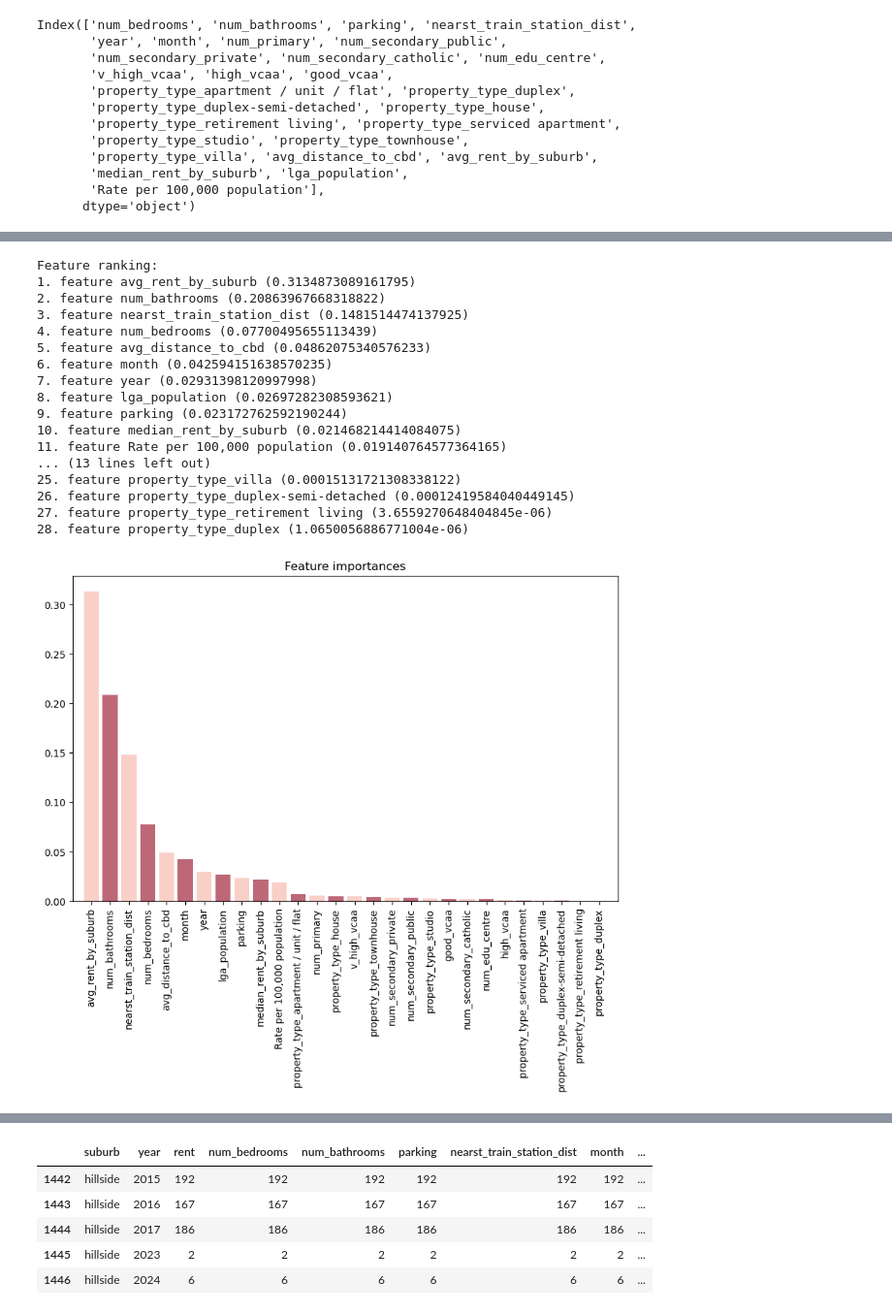
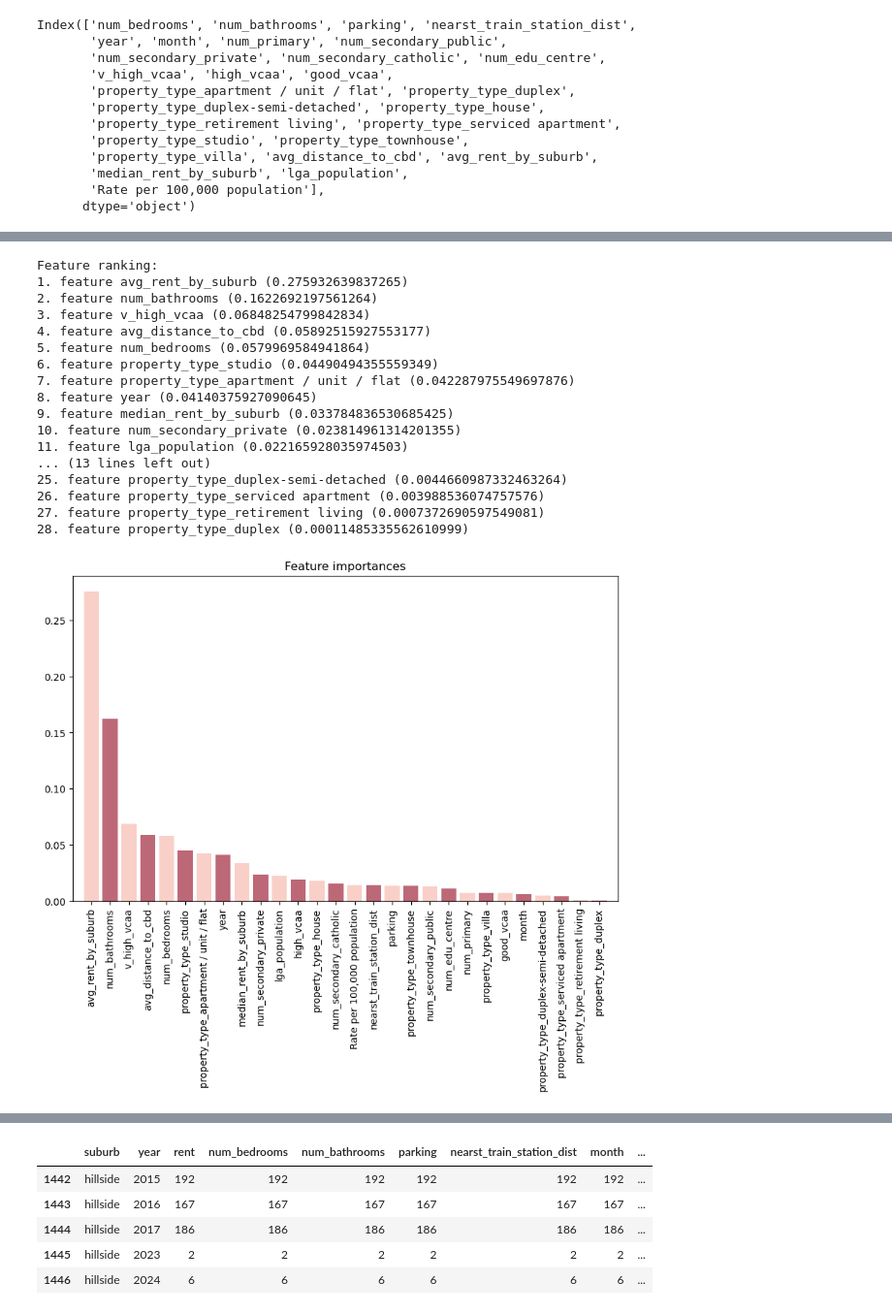
Before and after one commit to MAST30034-AppliedDataScience/project-2-group-real-estate-industry-project-32, a Jupyter notebook: notebooks/forcastReal.ipynb, the cells around one changed output, grey strips where cells are left out. Shown at 97% size. Saved outputs shown, nothing was run; the diff lists cells and outputs as text; code cells hidden in the pictures.

```diff
--- a/notebooks/forcastReal.ipynb
+++ b/notebooks/forcastReal.ipynb
@@ -613,6 +683,10 @@ X_forcast_2027 = X_forcast_2027[X_train.columns]
 # %%
 from sklearn.ensemble import RandomForestRegressor
 
-rf_model = RandomForestRegressor(n_estimators=100, random_state=42)
-rf_model.fit(X_train, y_train)
+# rf_model = RandomForestRegressor(n_estimators=100, random_state=42)
+# rf_model.fit(X_train, y_train)
+
+xgb_model = XGBRegressor(n_estimators=500, random_state=42, reg_alpha=0.1, reg_lambda=1.0)
+
+xgb_model.fit(X_train, y_train)
 # %% [output]
@@ -624,40 +708,40 @@ y_pred_2027 = rf_model.predict(X_forcast_2027)
 # %%
-importances = rf_model.feature_importances_
+importances = xgb_model.feature_importances_
 indices = np.argsort(importances)[::-1]
 features = X_forcast_2025.columns
 
 print("Feature ranking:")
 for f in range(X_train.shape[1]):
     print(f"{f + 1}. feature {features[indices[f]]} ({importances[indices[f]]})")
 
 
 custom_colors = ['#f9d0c8', '#bd6877']
 
 plt.figure(figsize=(10, 6))
 plt.title("Feature importances")
 plt.bar(range(X_train.shape[1]), importances[indices], align="center", color=custom_colors)
 plt.xticks(range(X_train.shape[1]), features[indices], rotation=90)
 plt.xlim([-1, X_train.shape[1]])
 plt.show()
 # %% [output]
 Feature ranking:
-1. feature avg_rent_by_suburb (0.3134873089161795)
-2. feature num_bathrooms (0.20863967668318822)
-3. feature nearst_train_station_dist (0.1481514474137925)
-4. feature num_bedrooms (0.07700495655113439)
-5. feature avg_distance_to_cbd (0.04862075340576233)
-6. feature month (0.042594151638570235)
-7. feature year (0.02931398120997998)
-8. feature lga_population (0.02697282308593621)
-9. feature parking (0.023172762592190244)
-10. feature median_rent_by_suburb (0.021468214414084075)
-11. feature Rate per 100,000 population (0.019140764577364165)
+1. feature avg_rent_by_suburb (0.275932639837265)
+2. feature num_bathrooms (0.1622692197561264)
+3. feature v_high_vcaa (0.06848254799842834)
+4. feature avg_distance_to_cbd (0.05892515927553177)
+5. feature num_bedrooms (0.0579969584941864)
+6. feature property_type_studio (0.04490494355559349)
+7. feature property_type_apartment / unit / flat (0.042287975549697876)
+8. feature year (0.04140375927090645)
+9. feature median_rent_by_suburb (0.033784836530685425)
+10. feature num_secondary_private (0.023814961314201355)
+11. feature lga_population (0.022165928035974503)
 ... (13 lines left out)
-25. feature property_type_villa (0.00015131721308338122)
-26. feature property_type_duplex-semi-detached (0.00012419584040449145)
-27. feature property_type_retirement living (3.6559270648404845e-06)
-28. feature property_type_duplex (1.0650056886771004e-06)
+25. feature property_type_duplex-semi-detached (0.0044660987332463264)
+26. feature property_type_serviced apartment (0.003988536074757576)
+27. feature property_type_retirement living (0.0007372690597549081)
+28. feature property_type_duplex (0.00011485335562610999)
-[figure, old version]
+[figure, new version]
 # %%
 
 forcast_2025 = pd.concat([X_2025_rent.reset_index(drop=True),X_2025_suburb.reset_index(drop=True), pd.Series(y_pred_2025, name='predicted_rent').reset_index(drop=True), X_forcast_2025.reset_index(drop=True)], axis=1)
```
Also changed, not shown: parts of 18 cells of this notebook.
